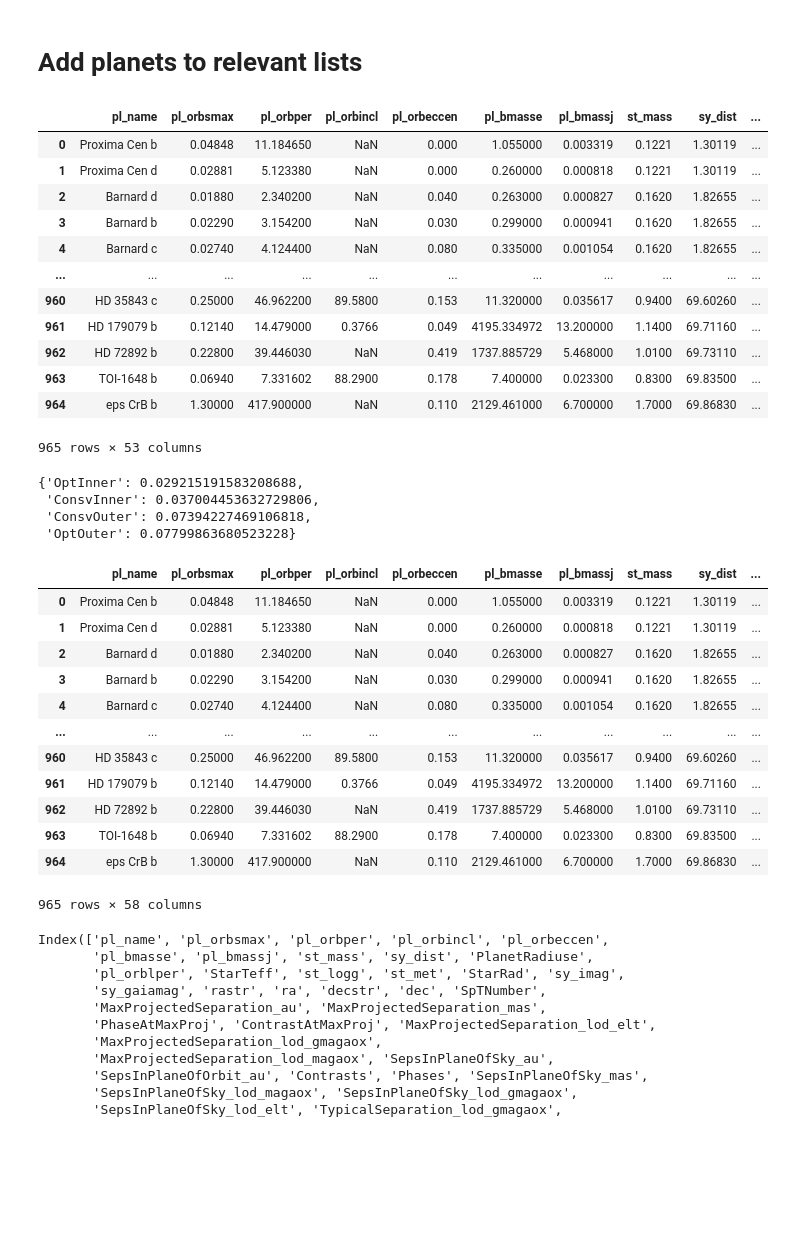
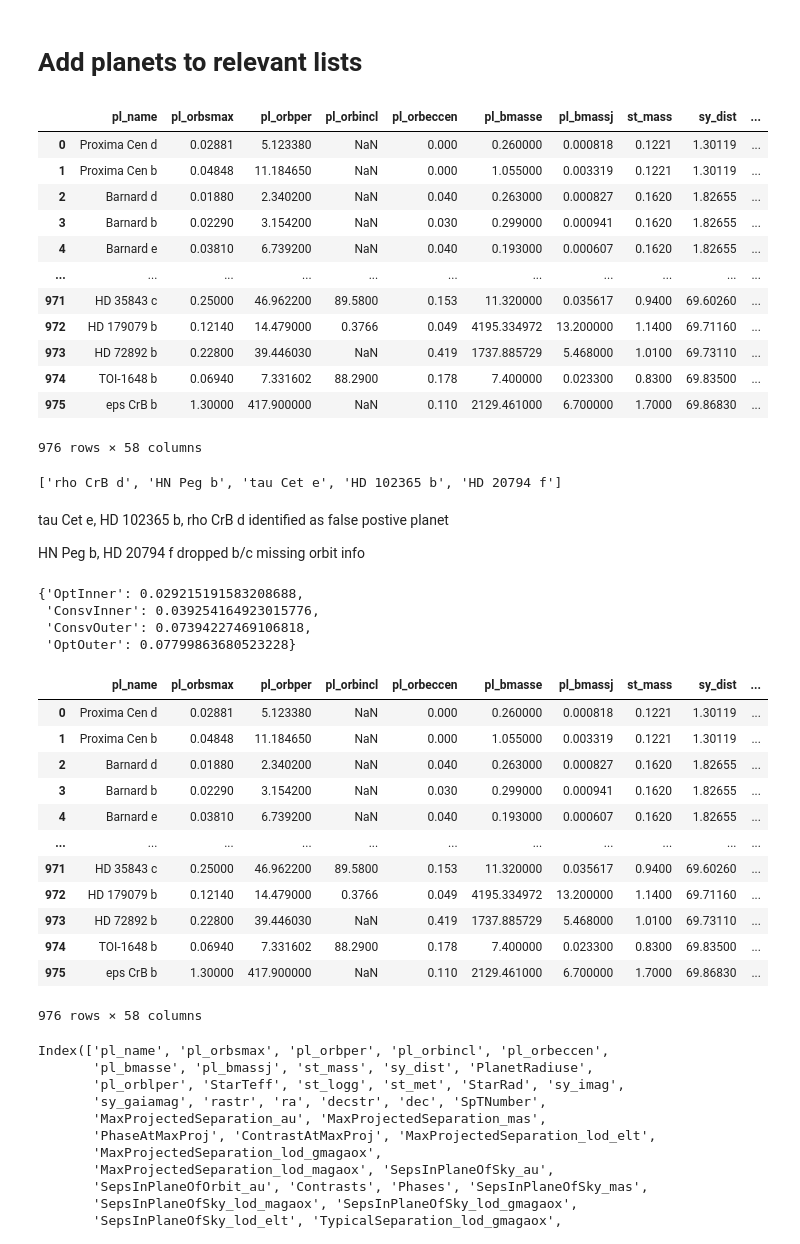
Before and after one commit to logan-pearce/Reflected-Light-Targets-App, a Jupyter notebook: Target List - Compile Ground Based Refl Light Targets.ipynb, the cells around one changed output. Cells and saved outputs as stored; diff of their text form; code cells hidden in the pictures; blank space fills up the shorter version.

```diff
--- a/Target List - Compile Ground Based Refl Light Targets.ipynb
+++ b/Target List - Compile Ground Based Refl Light Targets.ipynb
@@ -16,3 +16,4 @@ print(len(p))
 # %%
+p = pd.read_csv('PS_2026-08-13.csv')
 p
 # %% [output]
@@ -109,7 +110,10 @@ GetSpTSpl = UnivariateSpline(x['Teff'][::-1],x['SpTNumbers'][::-1])
 def GetSpTNumber(j):
     sptletters = ['O','B','A','F','G','K','M','L','T','Y']
     sptnumbers = [0,1,2,3,4,5,6,7,8,9]
-    ind = np.where([p['st_spectype'][j][0]==sptletters[i] for i in range(len(sptletters))])
+    try:
+        ind = np.where([p['st_spectype'][j][0]==sptletters[i] for i in range(len(sptletters))])
+    except TypeError:
+        return np.nan
     try:
         n = sptnumbers[ind[0][0]]
     except IndexError:
@@ -825,45 +846,80 @@ orbits.loc[ind,'Note']='In Imaging Mission Database'
 andes = ['Proxima Cen b', 'GJ 273 b', 'Wolf 1061 c', 'GJ 682 b', 'Ross 128 b']
 ind = np.array([], dtype=int)
 for name in andes:
     try:
         indtemp = int(np.where(names == name)[0][0])
         if orbits.loc[indtemp,'Note'] == '':
             orbits.loc[indtemp,'Note'] = 'In ELT-ANDES Golden Sample for Atm Characterization Bhatnagar+2026'
         else:
             orbits.loc[indtemp,'Note'] = orbits.loc[indtemp,'Note']+'; In ELT-ANDES Golden Sample for Atm Characterization Bhatnagar+2026'
     except IndexError:
         pass
 
 
 venus = ['HD 20794 d', 'HD 219134 d', 'GJ 411 b', 'HD 219134 f', 'Proxima Cen d', 'Barnard e', 'Wolf 1061 c', 'GJ 15 A b',
              'Gl 725 A b', 'GJ 273 b', 'Barnard c', 'GJ 1061 d', 'Ross 128 b', 'GJ 251 b', 'Barnard b', 'GJ 625 b', 'Barnard d',
              'L 98-59 f', 'GJ 1061 c', 'AU Mic d']
 
 for name in venus:
     try:
         indtemp = int(np.where(names == name)[0][0])
         if orbits.loc[indtemp,'Note'] == '':
             orbits.loc[indtemp,'Note'] = 'In Kane+2026 Venus Zone'
         else:
             orbits.loc[indtemp,'Note'] = orbits.loc[indtemp,'Note']+'; In Kane+2026 Venus Zone'
     except IndexError:
         pass
 
+
+######### HWO Target Stars List
+# from https://zenodo.org/records/17195128
+p = pd.read_csv('TSS25_list.csv')
+rltl = pd.read_csv('Refl-light-target-list.csv')
+in_TSS = []
+for i in range(len(p.loc[np.where(p['TSS_tier'] == 1)])):
+    ind = np.where(p.loc[np.where(p['TSS_tier'] == 1)].loc[i]['star_name'] == rltl['tic_id'])[0]
+    if len(ind) > 0:
+        for ii in ind:
+            in_TSS.append(rltl.loc[ii,'pl_name'])
+
+not_in_my_cat = []
+for i in range(len(in_TSS)):
+    ind = np.where(in_TSS[i] == orbits['pl_name'])[0]
+    note = orbits.loc[ind,'Note'][ind]
+    try:
+        if np.isnan(float(note)):
+            note = 'In HWO TSS25 Tier 1'
+    except ValueError:
+        note = '; In HWO TSS25 Tier 1'
+    except TypeError:
+        #print('not in cat')
+        not_in_my_cat.append(in_TSS[i])
+        pass
+    orbits.loc[ind,'Note'] = note
+
 orbits
 # %% [output]
 |  | pl_name | pl_orbsmax | pl_orbper | pl_orbincl | pl_orbeccen | pl_bmasse | pl_bmassj | st_mass | sy_dist | ... |
-| 0 | Proxima Cen b | 0.04848 | 11.184650 | NaN | 0.000 | 1.055000 | 0.003319 | 0.1221 | 1.30119 | ... |
-| 1 | Proxima Cen d | 0.02881 | 5.123380 | NaN | 0.000 | 0.260000 | 0.000818 | 0.1221 | 1.30119 | ... |
+| 0 | Proxima Cen d | 0.02881 | 5.123380 | NaN | 0.000 | 0.260000 | 0.000818 | 0.1221 | 1.30119 | ... |
+| 1 | Proxima Cen b | 0.04848 | 11.184650 | NaN | 0.000 | 1.055000 | 0.003319 | 0.1221 | 1.30119 | ... |
 | 2 | Barnard d | 0.01880 | 2.340200 | NaN | 0.040 | 0.263000 | 0.000827 | 0.1620 | 1.82655 | ... |
 | 3 | Barnard b | 0.02290 | 3.154200 | NaN | 0.030 | 0.299000 | 0.000941 | 0.1620 | 1.82655 | ... |
-| 4 | Barnard c | 0.02740 | 4.124400 | NaN | 0.080 | 0.335000 | 0.001054 | 0.1620 | 1.82655 | ... |
+| 4 | Barnard e | 0.03810 | 6.739200 | NaN | 0.040 | 0.193000 | 0.000607 | 0.1620 | 1.82655 | ... |
 | ... | ... | ... | ... | ... | ... | ... | ... | ... | ... | ... |
-| 960 | HD 35843 c | 0.25000 | 46.962200 | 89.5800 | 0.153 | 11.320000 | 0.035617 | 0.9400 | 69.60260 | ... |
-| 961 | HD 179079 b | 0.12140 | 14.479000 | 0.3766 | 0.049 | 4195.334972 | 13.200000 | 1.1400 | 69.71160 | ... |
-| 962 | HD 72892 b | 0.22800 | 39.446030 | NaN | 0.419 | 1737.885729 | 5.468000 | 1.0100 | 69.73110 | ... |
-| 963 | TOI-1648 b | 0.06940 | 7.331602 | 88.2900 | 0.178 | 7.400000 | 0.023300 | 0.8300 | 69.83500 | ... |
-| 964 | eps CrB b | 1.30000 | 417.900000 | NaN | 0.110 | 2129.461000 | 6.700000 | 1.7000 | 69.86830 | ... |
+| 971 | HD 35843 c | 0.25000 | 46.962200 | 89.5800 | 0.153 | 11.320000 | 0.035617 | 0.9400 | 69.60260 | ... |
+| 972 | HD 179079 b | 0.12140 | 14.479000 | 0.3766 | 0.049 | 4195.334972 | 13.200000 | 1.1400 | 69.71160 | ... |
+| 973 | HD 72892 b | 0.22800 | 39.446030 | NaN | 0.419 | 1737.885729 | 5.468000 | 1.0100 | 69.73110 | ... |
+| 974 | TOI-1648 b | 0.06940 | 7.331602 | 88.2900 | 0.178 | 7.400000 | 0.023300 | 0.8300 | 69.83500 | ... |
+| 975 | eps CrB b | 1.30000 | 417.900000 | NaN | 0.110 | 2129.461000 | 6.700000 | 1.7000 | 69.86830 | ... |
-965 rows × 53 columns
+976 rows × 58 columns
+# %%
+not_in_my_cat
+# %% [output]
+['rho CrB d', 'HN Peg b', 'tau Cet e', 'HD 102365 b', 'HD 20794 f']
+# %% [markdown]
+tau Cet e, HD 102365 b, rho CrB d identified as false postive planet
+
+HN Peg b, HD 20794 f dropped b/c missing orbit info
 # %%
 def GetHZ(StarTeff, StarRad, PlanetMass):
     ''' Get the conservative habitable zone (inner edge: runaway greenhouse, outer edge: maximum greenhouse)
@@ -917,7 +973,7 @@ def GetHZ(StarTeff, StarRad, PlanetMass):
 GetHZ(orbits.loc[0]['StarTeff'], orbits.loc[0]['StarRad'], orbits.loc[0]['pl_bmasse'])
 # %% [output]
 {'OptInner': 0.029215191583208688,
- 'ConsvInner': 0.037004453632729806,
+ 'ConsvInner': 0.039254164923015776,
  'ConsvOuter': 0.07394227469106818,
  'OptOuter': 0.07799863680523228}
 # %%
@@ -950,18 +1006,18 @@ for i in range(len(orbits)):
 orbits
 # %% [output]
 |  | pl_name | pl_orbsmax | pl_orbper | pl_orbincl | pl_orbeccen | pl_bmasse | pl_bmassj | st_mass | sy_dist | ... |
-| 0 | Proxima Cen b | 0.04848 | 11.184650 | NaN | 0.000 | 1.055000 | 0.003319 | 0.1221 | 1.30119 | ... |
-| 1 | Proxima Cen d | 0.02881 | 5.123380 | NaN | 0.000 | 0.260000 | 0.000818 | 0.1221 | 1.30119 | ... |
+| 0 | Proxima Cen d | 0.02881 | 5.123380 | NaN | 0.000 | 0.260000 | 0.000818 | 0.1221 | 1.30119 | ... |
+| 1 | Proxima Cen b | 0.04848 | 11.184650 | NaN | 0.000 | 1.055000 | 0.003319 | 0.1221 | 1.30119 | ... |
 | 2 | Barnard d | 0.01880 | 2.340200 | NaN | 0.040 | 0.263000 | 0.000827 | 0.1620 | 1.82655 | ... |
 | 3 | Barnard b | 0.02290 | 3.154200 | NaN | 0.030 | 0.299000 | 0.000941 | 0.1620 | 1.82655 | ... |
-| 4 | Barnard c | 0.02740 | 4.124400 | NaN | 0.080 | 0.335000 | 0.001054 | 0.1620 | 1.82655 | ... |
+| 4 | Barnard e | 0.03810 | 6.739200 | NaN | 0.040 | 0.193000 | 0.000607 | 0.1620 | 1.82655 | ... |
 | ... | ... | ... | ... | ... | ... | ... | ... | ... | ... | ... |
-| 960 | HD 35843 c | 0.25000 | 46.962200 | 89.5800 | 0.153 | 11.320000 | 0.035617 | 0.9400 | 69.60260 | ... |
-| 961 | HD 179079 b | 0.12140 | 14.479000 | 0.3766 | 0.049 | 4195.334972 | 13.200000 | 1.1400 | 69.71160 | ... |
-| 962 | HD 72892 b | 0.22800 | 39.446030 | NaN | 0.419 | 1737.885729 | 5.468000 | 1.0100 | 69.73110 | ... |
-| 963 | TOI-1648 b | 0.06940 | 7.331602 | 88.2900 | 0.178 | 7.400000 | 0.023300 | 0.8300 | 69.83500 | ... |
-| 964 | eps CrB b | 1.30000 | 417.900000 | NaN | 0.110 | 2129.461000 | 6.700000 | 1.7000 | 69.86830 | ... |
+| 971 | HD 35843 c | 0.25000 | 46.962200 | 89.5800 | 0.153 | 11.320000 | 0.035617 | 0.9400 | 69.60260 | ... |
+| 972 | HD 179079 b | 0.12140 | 14.479000 | 0.3766 | 0.049 | 4195.334972 | 13.200000 | 1.1400 | 69.71160 | ... |
+| 973 | HD 72892 b | 0.22800 | 39.446030 | NaN | 0.419 | 1737.885729 | 5.468000 | 1.0100 | 69.73110 | ... |
+| 974 | TOI-1648 b | 0.06940 | 7.331602 | 88.2900 | 0.178 | 7.400000 | 0.023300 | 0.8300 | 69.83500 | ... |
+| 975 | eps CrB b | 1.30000 | 417.900000 | NaN | 0.110 | 2129.461000 | 6.700000 | 1.7000 | 69.86830 | ... |
-965 rows × 58 columns
+976 rows × 58 columns
 # %%
 orbits.columns
 # %% [output]
```
Also changed, not shown: parts of 8 cells of this notebook, 9 other files.
